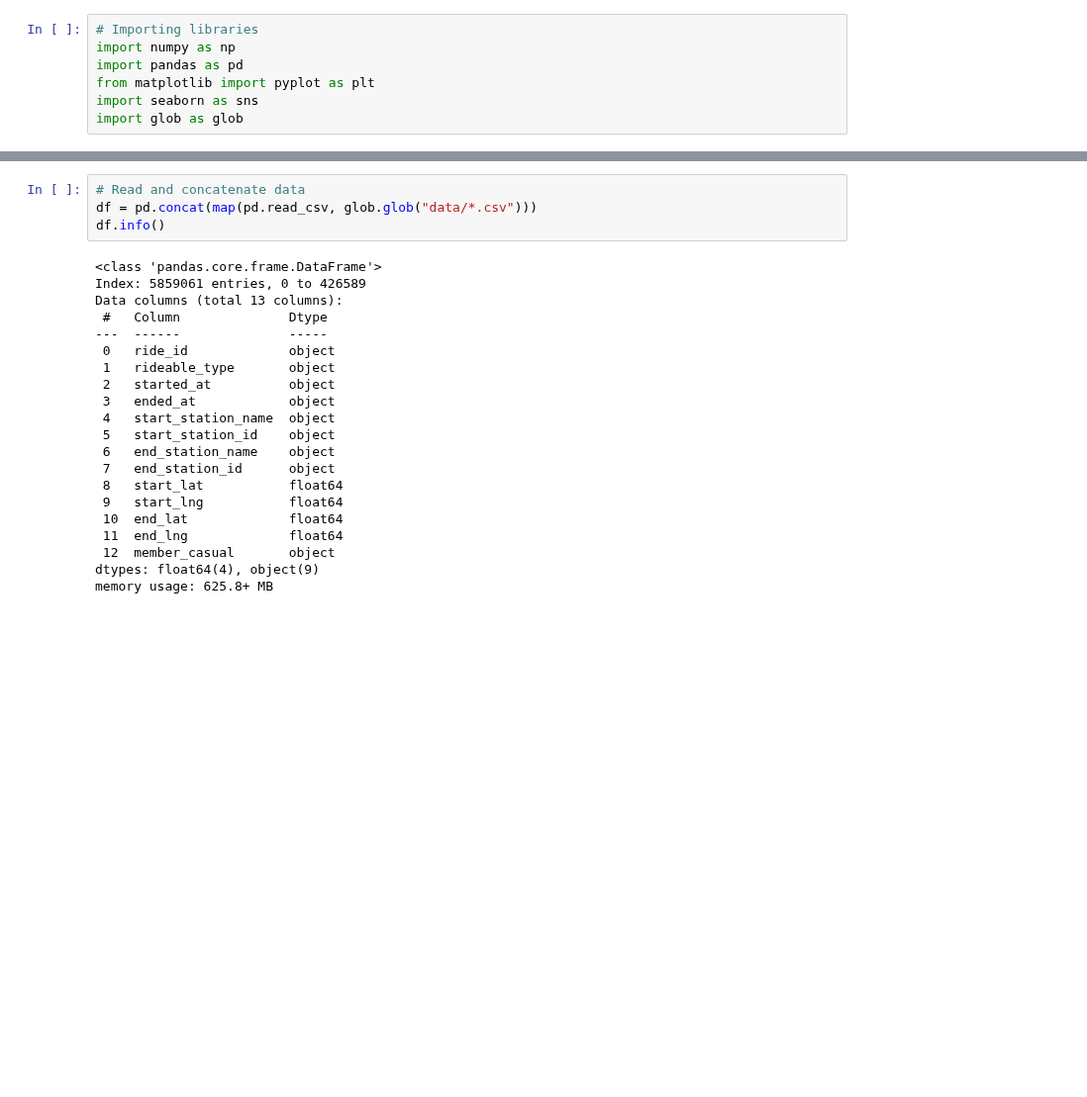
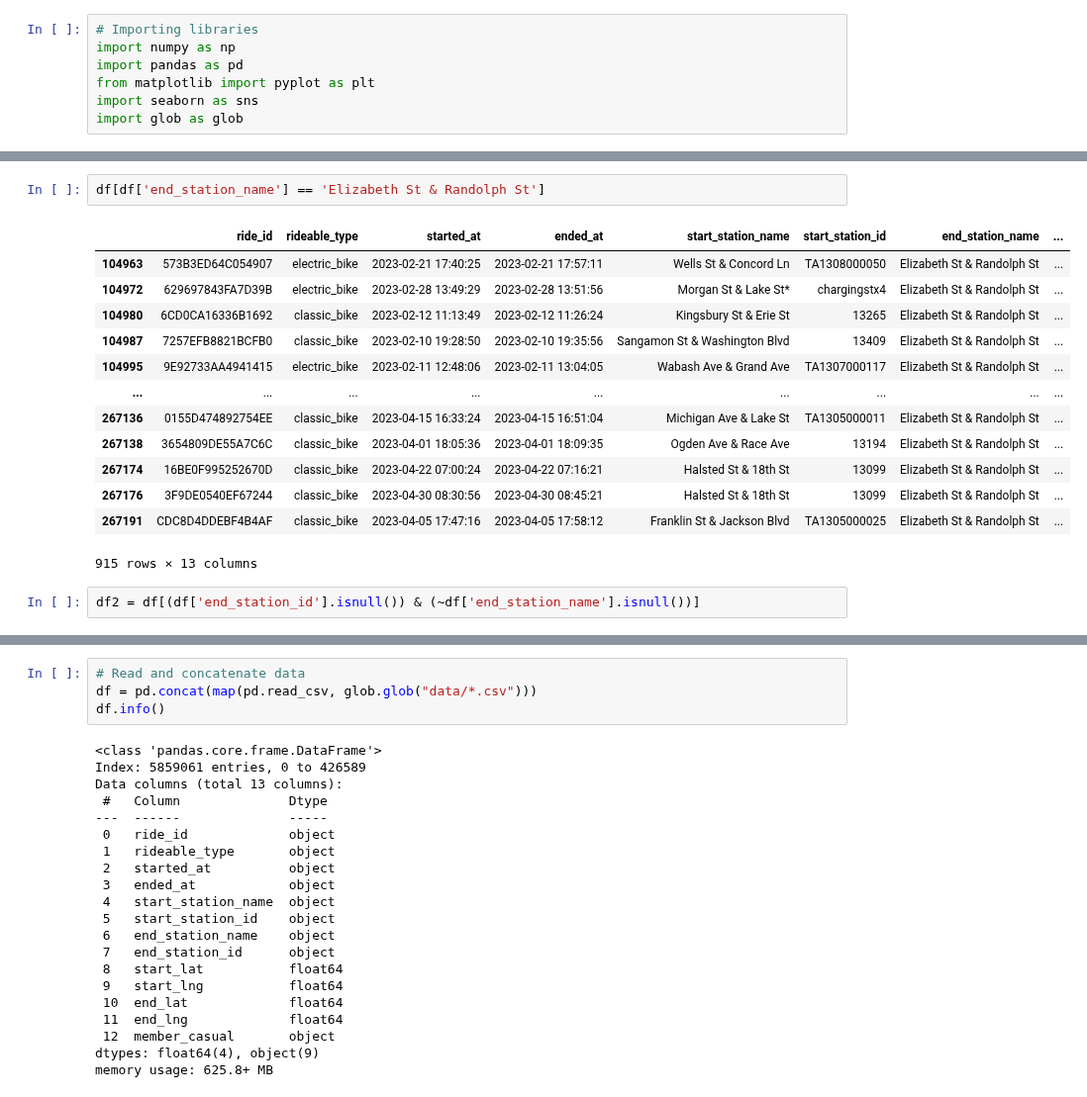
Before and after one commit to andyguo0228/bike_share_python, a Jupyter notebook: scratchbook.ipynb, the cells around one changed output, grey strips where cells are left out. Shown at 99% size. Cells and saved outputs as stored; diff of their text form; blank space fills up the shorter version.

```diff
--- a/scratchbook.ipynb
+++ b/scratchbook.ipynb
@@ -23,0 +90,18 @@ import glob as glob
+# %%
+df[df['end_station_name'] == 'Elizabeth St & Randolph St']
+# %% [output]
+|  | ride_id | rideable_type | started_at | ended_at | start_station_name | start_station_id | end_station_name | ... |
+| 104963 | 573B3ED64C054907 | electric_bike | 2023-02-21 17:40:25 | 2023-02-21 17:57:11 | Wells St & Concord Ln | TA1308000050 | Elizabeth St & Randolph St | ... |
+| 104972 | 629697843FA7D39B | electric_bike | 2023-02-28 13:49:29 | 2023-02-28 13:51:56 | Morgan St & Lake St* | chargingstx4 | Elizabeth St & Randolph St | ... |
+| 104980 | 6CD0CA16336B1692 | classic_bike | 2023-02-12 11:13:49 | 2023-02-12 11:26:24 | Kingsbury St & Erie St | 13265 | Elizabeth St & Randolph St | ... |
+| 104987 | 7257EFB8821BCFB0 | classic_bike | 2023-02-10 19:28:50 | 2023-02-10 19:35:56 | Sangamon St & Washington Blvd | 13409 | Elizabeth St & Randolph St | ... |
+| 104995 | 9E92733AA4941415 | electric_bike | 2023-02-11 12:48:06 | 2023-02-11 13:04:05 | Wabash Ave & Grand Ave | TA1307000117 | Elizabeth St & Randolph St | ... |
+| ... | ... | ... | ... | ... | ... | ... | ... | ... |
+| 267136 | 0155D474892754EE | classic_bike | 2023-04-15 16:33:24 | 2023-04-15 16:51:04 | Michigan Ave & Lake St | TA1305000011 | Elizabeth St & Randolph St | ... |
+| 267138 | 3654809DE55A7C6C | classic_bike | 2023-04-01 18:05:36 | 2023-04-01 18:09:35 | Ogden Ave & Race Ave | 13194 | Elizabeth St & Randolph St | ... |
+| 267174 | 16BE0F995252670D | classic_bike | 2023-04-22 07:00:24 | 2023-04-22 07:16:21 | Halsted St & 18th St | 13099 | Elizabeth St & Randolph St | ... |
+| 267176 | 3F9DE0540EF67244 | classic_bike | 2023-04-30 08:30:56 | 2023-04-30 08:45:21 | Halsted St & 18th St | 13099 | Elizabeth St & Randolph St | ... |
+| 267191 | CDC8D4DDEBF4B4AF | classic_bike | 2023-04-05 17:47:16 | 2023-04-05 17:58:12 | Franklin St & Jackson Blvd | TA1305000025 | Elizabeth St & Randolph St | ... |
+915 rows × 13 columns
+# %%
+df2 = df[(df['end_station_id'].isnull()) & (~df['end_station_name'].isnull())]
```
Also changed, not shown: parts of 6 cells of this notebook.
